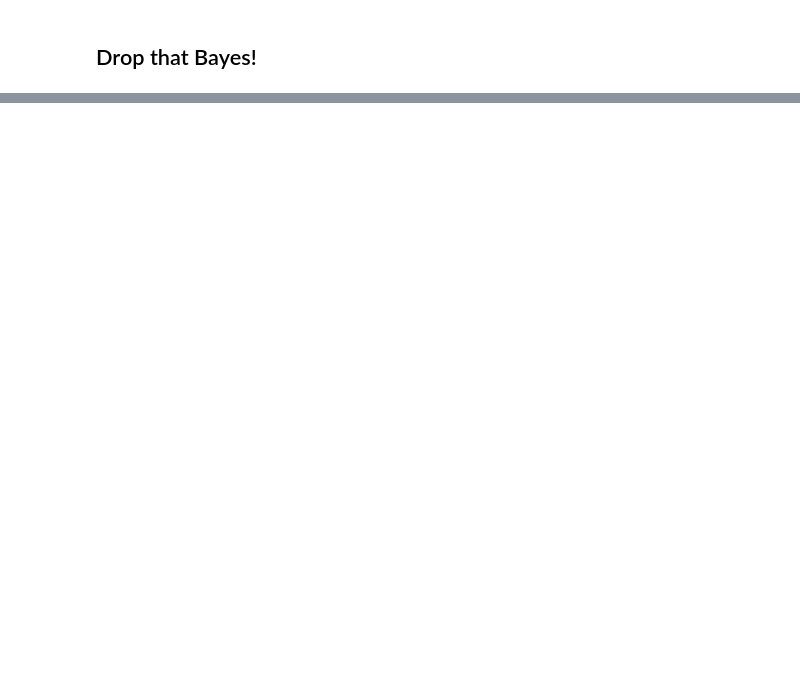
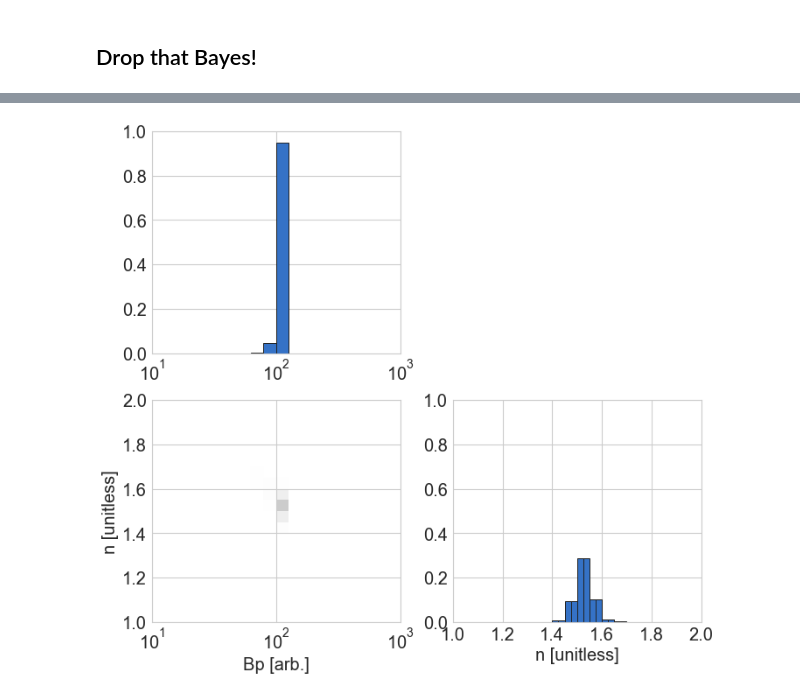
Before and after one commit to PV-Lab/bayesim, a Jupyter notebook: examples/diode/ideal_diode.ipynb, the cells around one changed output, grey strips where cells are left out. Saved outputs shown, nothing was run; the diff lists cells and outputs as text; code cells hidden in the pictures; blank space fills up the shorter version.

```diff
--- a/examples/diode/ideal_diode.ipynb
+++ b/examples/diode/ideal_diode.ipynb
@@ -197,0 +187,2 @@ IndexError: index 0 is out of bounds for axis 0 with size 0
+# %%
+m.run(th_pm=0.95,th_pv=0.02)
@@ -197,0 +198,4 @@ IndexError: index 0 is out of bounds for axis 0 with size 0
+# %%
+m.probs.visualize()
+# %% [output]
+[figure, added]
```
Also changed, not shown: parts of 13 cells of this notebook, 8 other files.
